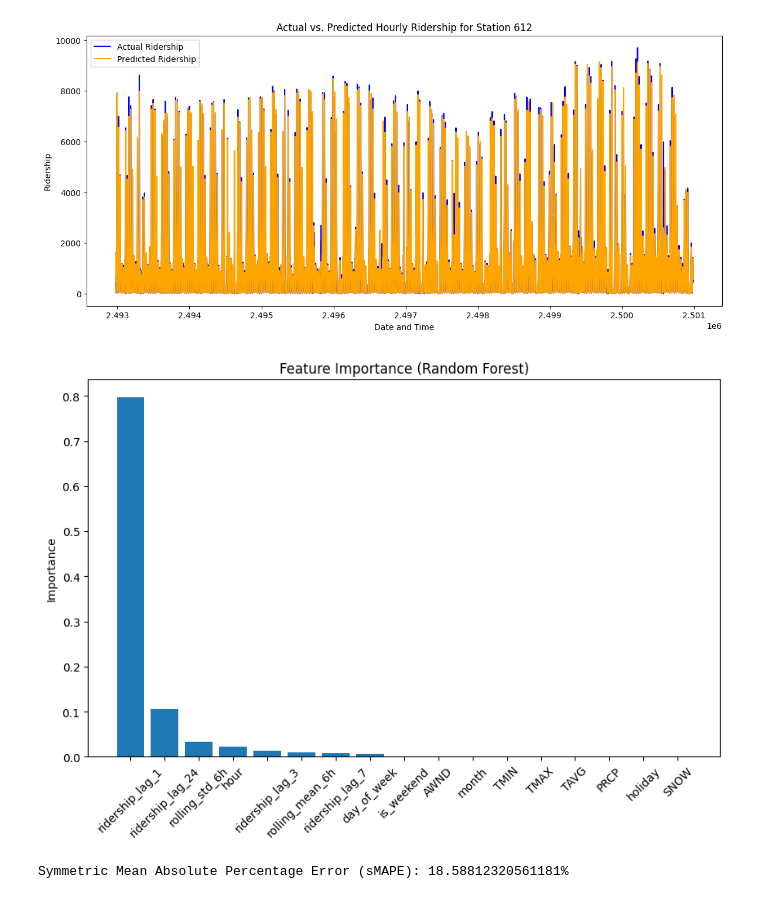
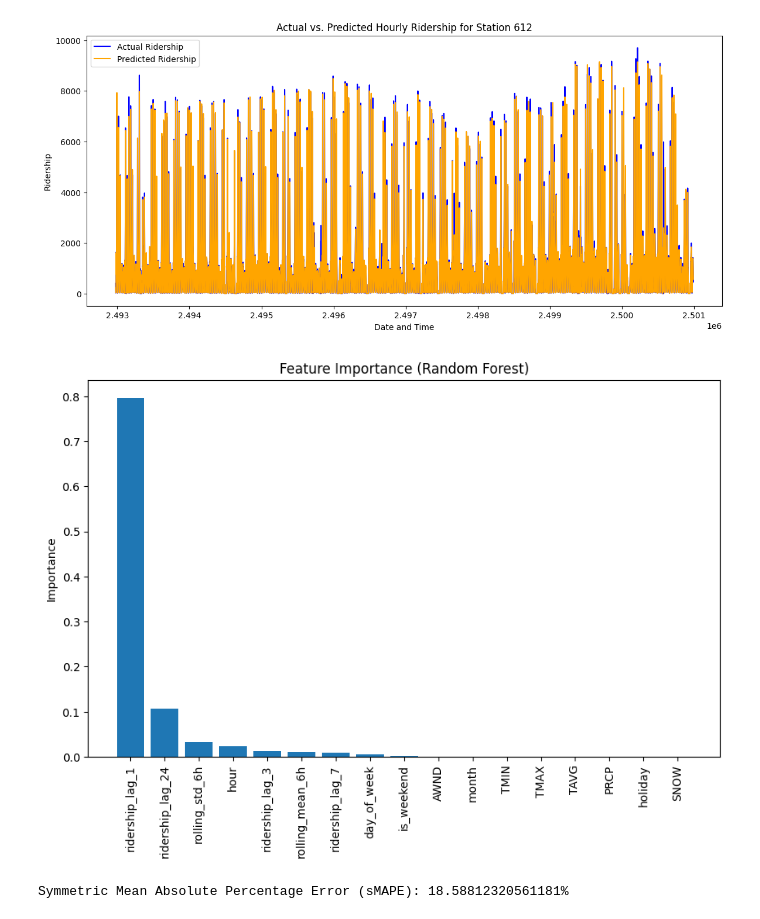
Before and after one commit to and-jacks/mads-capstone, a Jupyter notebook: Modeling_preprocess_clean/notebooks/RandomForest_model.ipynb, the cells around one changed output. Drawn from its saved outputs; the diff is of its cells as text; code cells hidden in the pictures.

```diff
--- a/Modeling_preprocess_clean/notebooks/RandomForest_model.ipynb
+++ b/Modeling_preprocess_clean/notebooks/RandomForest_model.ipynb
@@ -326,14 +331,14 @@ else:
 # %%
 importances = rf_model.feature_importances_
 indices = np.argsort(importances)[::-1]
 feature_names = X_train.columns
 
 plt.figure(figsize=(10, 6))
 plt.title("Feature Importance (Random Forest)")
 plt.bar(range(len(importances)), importances[indices], align="center")
-plt.xticks(range(len(importances)), [feature_names[i] for i in indices], rotation=45)
+plt.xticks(range(len(importances)), [feature_names[i] for i in indices], rotation=90)
 plt.ylabel('Importance')
 plt.show()
 # %% [output]
-[figure, old version]
+[figure, new version]
 # %%
```
Also changed, not shown: parts of 5 cells of this notebook, 1 other file.
